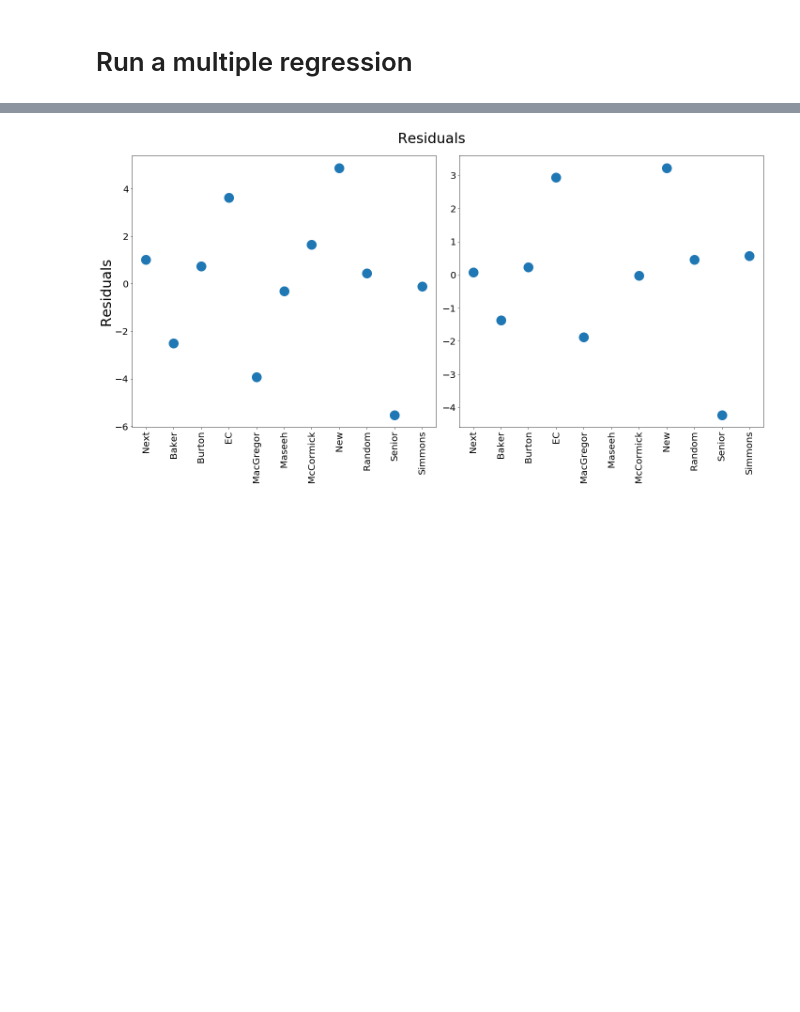
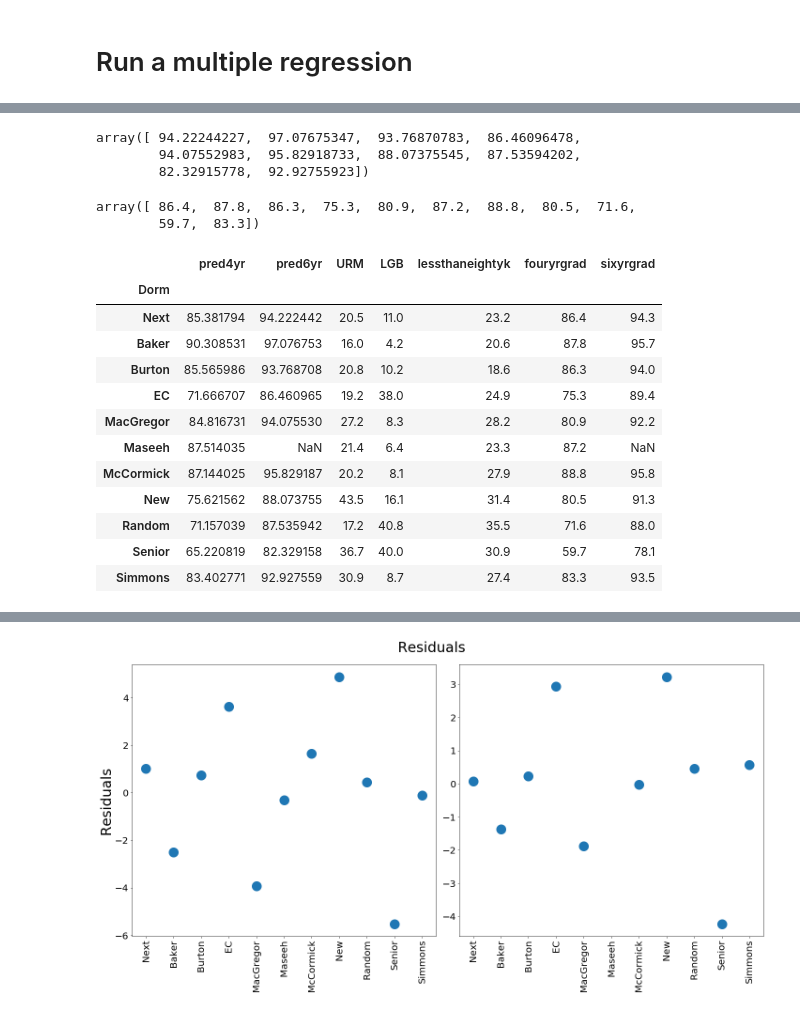
Before and after one commit to gbritton/ihtfd, a Jupyter notebook: DormAnalysis.ipynb, the cells around one changed output, grey strips where cells are left out. Cells and saved outputs as stored; diff of their text form; code cells hidden in the pictures; blank space fills up the shorter version.

```diff
--- a/DormAnalysis.ipynb
+++ b/DormAnalysis.ipynb
@@ -111,0 +104,11 @@ pd.DataFrame(data.fouryrgrad, lm4.predict(data))
+# %%
+lm6.predict(data6yr)
+# %% [output]
+array([ 94.22244227,  97.07675347,  93.76870783,  86.46096478,
+        94.07552983,  95.82918733,  88.07375545,  87.53594202,
+        82.32915778,  92.92755923])
+# %%
+data.fouryrgrad.values
+# %% [output]
+array([ 86.4,  87.8,  86.3,  75.3,  80.9,  87.2,  88.8,  80.5,  71.6,
+        59.7,  83.3])
@@ -112,3 +120,19 @@ pd.DataFrame(data.fouryrgrad, lm4.predict(data))
+# %%
+predicted
+# %% [output]
+|  | pred4yr | pred6yr | URM | LGB | lessthaneightyk | fouryrgrad | sixyrgrad |
+| Dorm |  |  |  |  |  |  |  |
+| Next | 85.381794 | 94.222442 | 20.5 | 11.0 | 23.2 | 86.4 | 94.3 |
+| Baker | 90.308531 | 97.076753 | 16.0 | 4.2 | 20.6 | 87.8 | 95.7 |
+| Burton | 85.565986 | 93.768708 | 20.8 | 10.2 | 18.6 | 86.3 | 94.0 |
+| EC | 71.666707 | 86.460965 | 19.2 | 38.0 | 24.9 | 75.3 | 89.4 |
+| MacGregor | 84.816731 | 94.075530 | 27.2 | 8.3 | 28.2 | 80.9 | 92.2 |
+| Maseeh | 87.514035 | NaN | 21.4 | 6.4 | 23.3 | 87.2 | NaN |
+| McCormick | 87.144025 | 95.829187 | 20.2 | 8.1 | 27.9 | 88.8 | 95.8 |
+| New | 75.621562 | 88.073755 | 43.5 | 16.1 | 31.4 | 80.5 | 91.3 |
+| Random | 71.157039 | 87.535942 | 17.2 | 40.8 | 35.5 | 71.6 | 88.0 |
+| Senior | 65.220819 | 82.329158 | 36.7 | 40.0 | 30.9 | 59.7 | 78.1 |
+| Simmons | 83.402771 | 92.927559 | 30.9 | 8.7 | 27.4 | 83.3 | 93.5 |
 # %%
 plt.figure(figsize=(20,10))
 plt.subplot(121)
```
Also changed, not shown: parts of 12 cells of this notebook, 1 other file.
